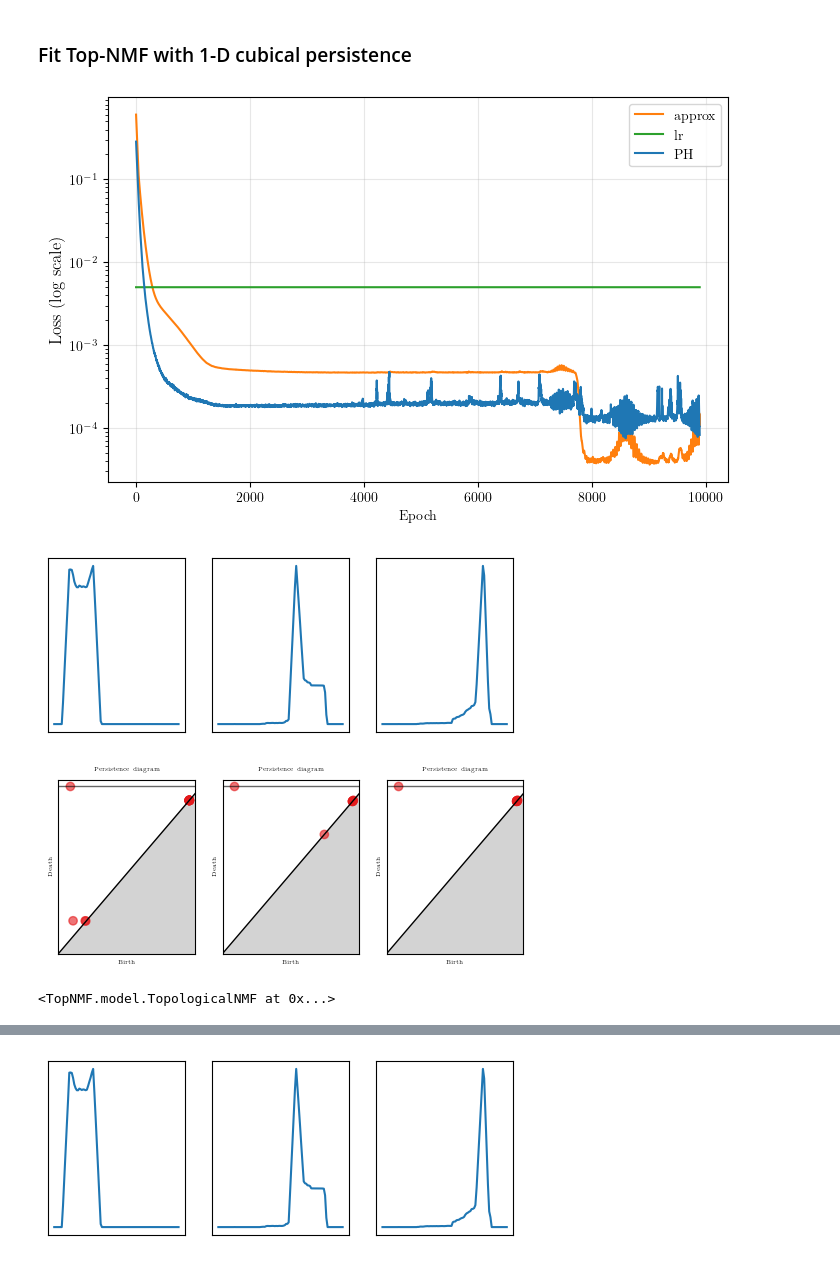
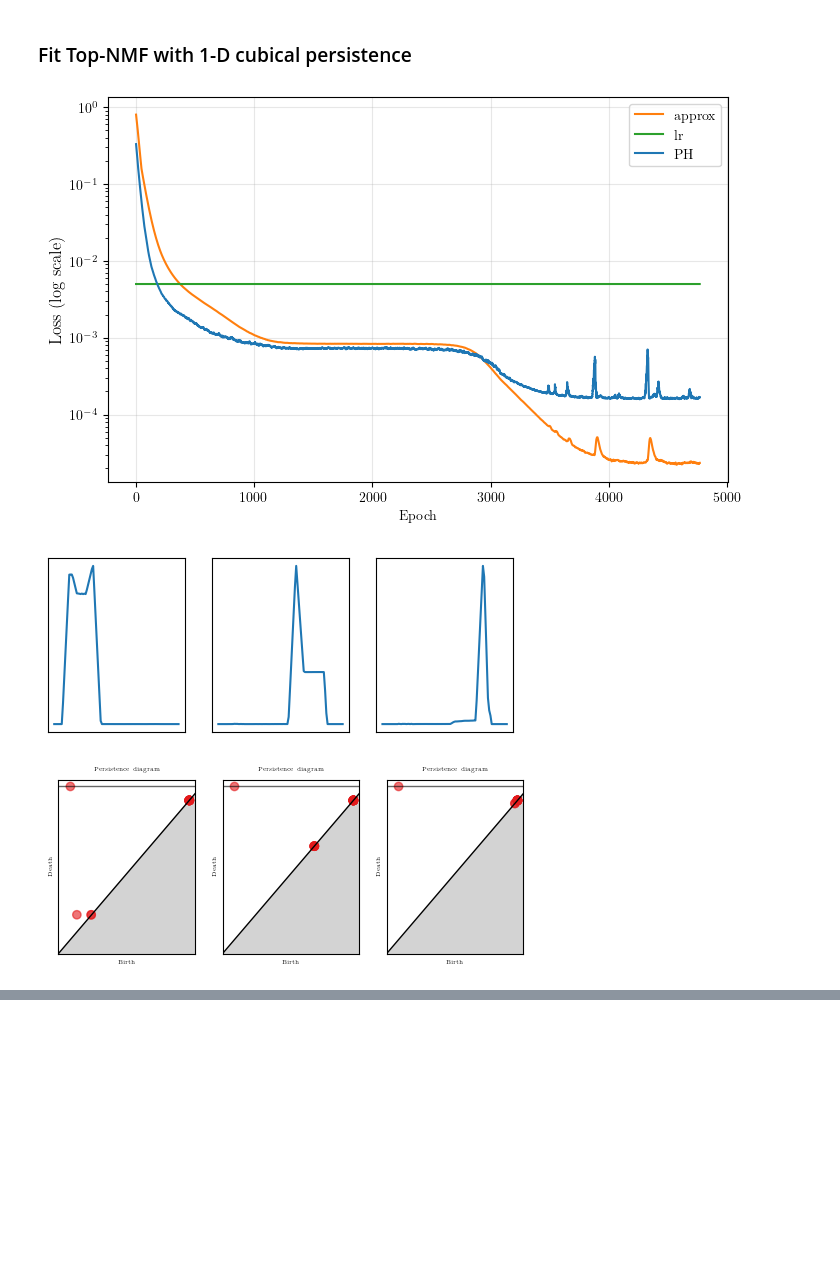
Before and after one commit to shizuo-kaji/TopNMF, a Jupyter notebook: notebook/1DSignal.ipynb, the cells around one changed output, grey strips where cells are left out. Cells and saved outputs as stored; diff of their text form; code cells hidden in the pictures; blank space fills up the shorter version.

```diff
--- a/notebook/1DSignal.ipynb
+++ b/notebook/1DSignal.ipynb
@@ -177,7 +176,7 @@ y2_anchor = np.array([0, 0, 0, 0, 0, 0, 0, 0, 0, 0, 0.3, 0.1, 0.1, 0.3, 0, 0, 0]
 y_smooth_2 = make_interp_spline(x_anchor, y2_anchor, k=1)(a_smooth)
 
 # Dataset: two pure shapes + their sum
-X_pwl = np.array([y_smooth_1, y_smooth_2, y_smooth_1 + y_smooth_2])
+X_pwl = np.array([y_smooth_1, y_smooth_2, y_smooth_1 + 2*y_smooth_2])
 
 t_pwl = np.linspace(0, 4 * np.pi, 100)
 fig, axes = plt.subplots(1, 3, figsize=(18, 4))
@@ -210,36 +209,36 @@ target_diagrams_pwl = [
 model_pwl = TopologicalNMF(
     n_components=3,
     device=device,
     complex=cubical_pwl,
     ph_loss_fn=weighted_persistence_loss,
     ph_loss_params={"remove_longest": False},
     data_shape=(X_pwl.shape[1],),
     use_embedding=False,
     random_state=42,
 )
 
 monitor_pwl = FitMonitor(
     show=["loss", "basis", "PH"],
     interval=10,
     grid=(1, 3),
     PHmode="V",
     superlevel=True,
 )
 
 model_pwl.fit(
     X_pwl,
-    n_iterations=10000,
+    n_iterations=5000,
     lr=0.005,
-    lambda_top=0.5,
+    lambda_top=0.3,
     PH_dims=[0],
     verbose=True,
     init_method="nndsvda",
     target_diagrams=target_diagrams_pwl,
     normalize_V_max=True,
     monitor=monitor_pwl,
 )
+plt.close("all")
 # %% [output]
-[figure, old version]
+[figure, new version]
-[figure, old version]
+[figure, new version]
-[figure, old version]
+[figure, new version]
-<TopNMF.model.TopologicalNMF at 0x...>
@@ -247 +244,0 @@ model_pwl.fit(
-[figure, removed]
```
Also changed, not shown: parts of 5 cells of this notebook, 1 other file.
